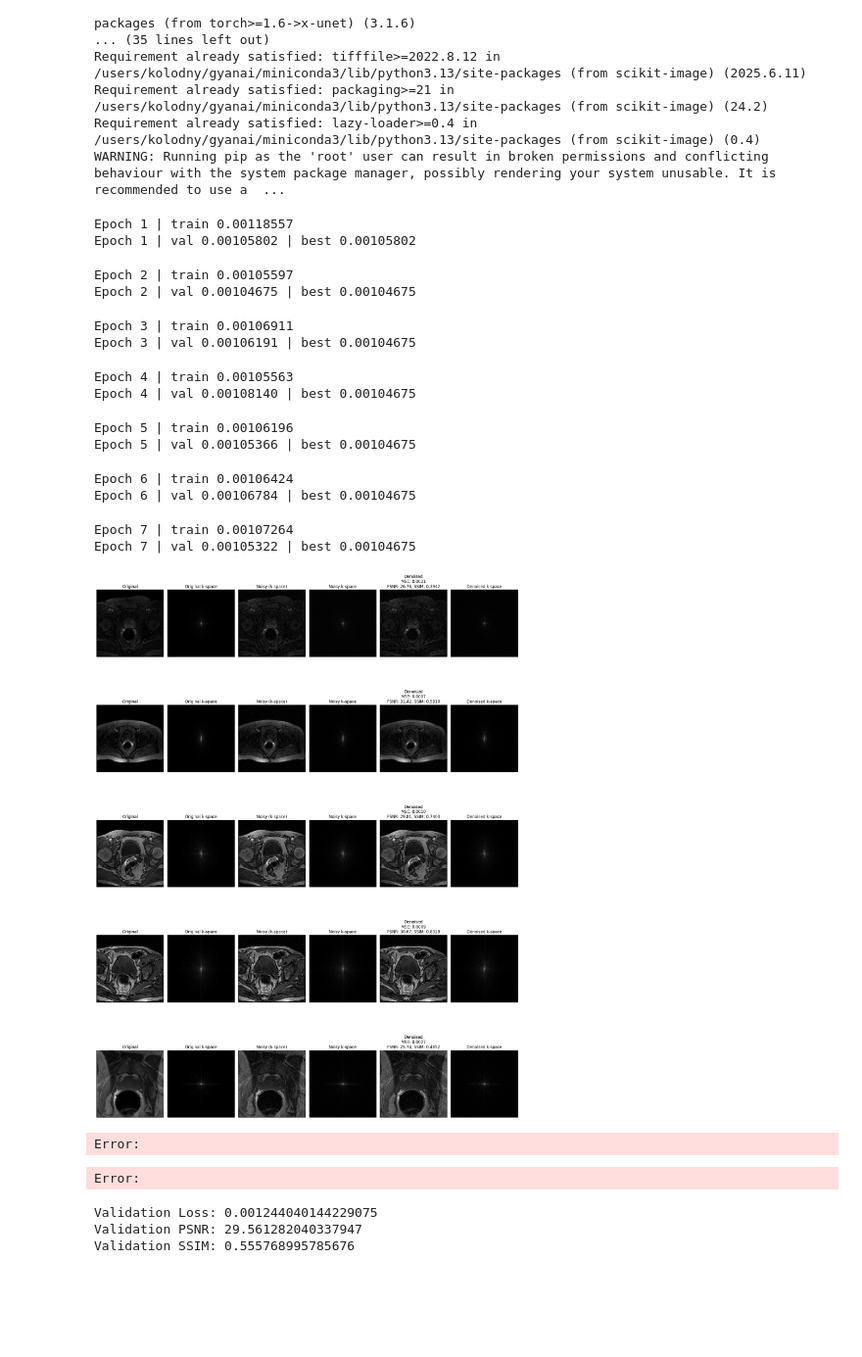
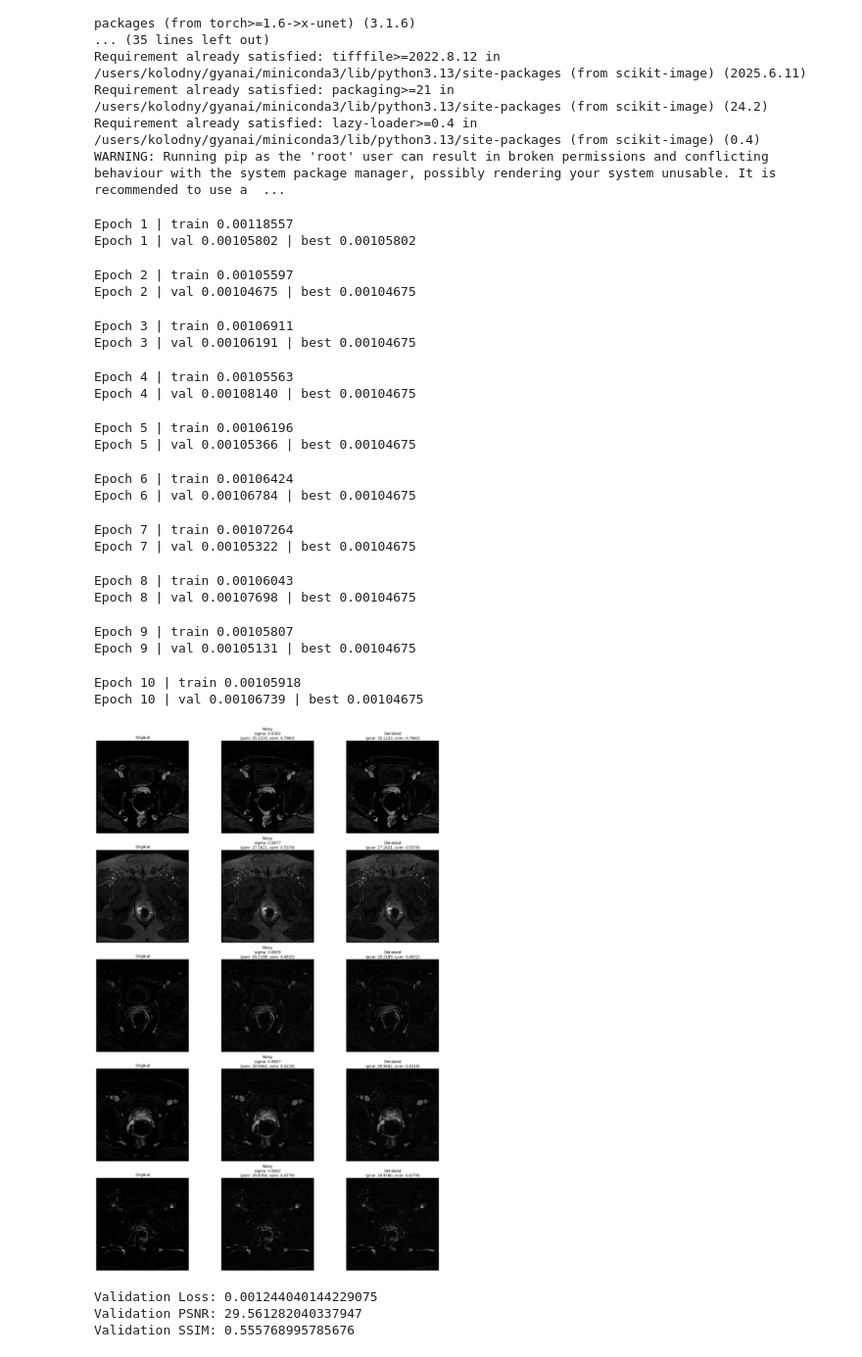
Before and after one commit to guyyanai/LF-MRI-Denoising, a Jupyter notebook: train_unet_kspace.ipynb, the cells around one changed output. Shown at 98% size. Drawn from its saved outputs; the diff is of its cells as text; code cells hidden in the pictures; blank space fills up the shorter version.

```diff
--- a/train_unet_kspace.ipynb
+++ b/train_unet_kspace.ipynb
@@ -133,23 +133,22 @@ from x_unet import XUnet
 
 # Create an instance of the XUnet model
 unet = XUnet(
-    dim=64,
-    channels=1,
-    dim_mults=(1, 2, 4, 8),
-    nested_unet_depths=(7, 4, 2, 1),  # nested unet depths, from unet-squared paper
-    consolidate_upsample_fmaps=True,  # whether to consolidate outputs from all upsample blocks, used in unet-squared paper
+    dim=64,                           # base width; 64 works well for 256x256
+    channels=1,                       # grayscale input
+    dim_mults=(1, 2, 4, 8),           # 4 scales -> 256→128→64→32 bottleneck
+    nested_unet_depths=(7, 4, 2, 1),  # U²-Net-style nested depths
+    consolidate_upsample_fmaps=True,  # fuse upsample features (as in U²-Net paper)
+    weight_standardize=True           # helps stability on medical data
+    # (Optional) If your x-unet version exposes 'channels_out', set channels_out=1
 )
-
-unet = nn.Sequential(unet, nn.Sigmoid())
 # %%
 device = torch.device("cuda" if torch.cuda.is_available() else "cpu")
 unet = unet.to(device)
 # %%
-LEARNING_RATE = 1e-3
-WEIGHT_DECAY = 1e-4
+LEARNING_RATE = 1e-4
 
 # Define optimizer
-opt = torch.optim.AdamW(unet.parameters(), lr=LEARNING_RATE, weight_decay=WEIGHT_DECAY)
+opt = torch.optim.Adam(unet.parameters(), lr=LEARNING_RATE)
 # %%
 # K space
 
@@ -182,7 +181,7 @@ from tqdm import tqdm
 import torch.nn.functional as F
 
 NOISE_STD = 0.08
-EPOCHS = 10
+EPOCHS = 1
 MODEL_OUT_DIR = os.path.join(checkpoints_path, 'vanilla')
 
 os.makedirs(MODEL_OUT_DIR, exist_ok=True)
@@ -197,14 +196,15 @@ for epoch in range(1, EPOCHS + 1):
     train_loss = 0.0
 
     for x in pbar:
-        x = x.to(device)          # clean target in [-1,1]
-        x_noisy, _ = add_gaussian_noise_kspace(x, NOISE_STD)
+        x = x.to(device)
+        x_noisy, _ = add_gaussian_noise(x, NOISE_STD)
+        added_noise = x_noisy - x
         pred_noise = unet(x_noisy)          # predict clean image directly
-        pred = x_noisy - pred_noise
-        loss = mse_loss(pred, x)     # MSE loss
+        loss = mse_loss(added_noise, pred_noise)     # MSE loss
+        # Backward pass and optimization
         loss.backward()
         opt.step()
-        opt.zero_grad()
+        opt.zero_grad(set_to_none=True)
 
         train_loss += loss.item()
 
@@ -214,15 +214,15 @@ for epoch in range(1, EPOCHS + 1):
     tqdm.write(f"Epoch {epoch} | train {train_loss:.8f}")
 
     # validation
-    unet.eval()
+    # unet.eval()
     val_loss = 0.0
     with torch.no_grad():
         for xv in iter(val_loader):
             xv = xv.to(device)
-            xv_noisy, _ = add_gaussian_noise_kspace(xv, NOISE_STD)
+            xv_noisy, _ = add_gaussian_noise(xv, NOISE_STD)
+            added_noise = xv_noisy - xv
             pred_noise = unet(xv_noisy)
-            pred = xv_noisy - pred_noise
-            val_loss += mse_loss(pred, xv).item()
+            val_loss += mse_loss(pred_noise, added_noise).item()
     val_loss /= len(val_loader)
 
     # track best
@@ -246,6 +246,12 @@ Epoch 6 | train 0.00106424
 Epoch 6 | val 0.00106784 | best 0.00104675
 Epoch 7 | train 0.00107264
 Epoch 7 | val 0.00105322 | best 0.00104675
+Epoch 8 | train 0.00106043
+Epoch 8 | val 0.00107698 | best 0.00104675
+Epoch 9 | train 0.00105807
+Epoch 9 | val 0.00105131 | best 0.00104675
+Epoch 10 | train 0.00105918
+Epoch 10 | val 0.00106739 | best 0.00104675
 # %%
 import matplotlib.pyplot as plt
 import torch
@@ -287,42 +293,40 @@ with torch.no_grad():
         k_clean = fft2c(xv)
 
         # Add noise in k-space
-        xv_noisy, _ = add_gaussian_noise_kspace(xv, max_sigma=0.08, min_sigma=0.03)
+        xv_noisy, sigma = add_gaussian_noise_kspace(xv, max_sigma=0.08, min_sigma=0.03)
         k_noisy = fft2c(xv_noisy)
 
         # Denoise
         pred_noise = unet(xv_noisy)
         pred = (xv_noisy - pred_noise).clamp(0, 1)
         k_pred = fft2c(pred)
         clamped_noisy = xv_noisy.clamp(0, 1)
 
         plt.subplot(5, 3, i * 3 + 1)
         plt.imshow(xv.cpu().numpy().squeeze(), cmap="gray")
         plt.title("Original")
         plt.axis("off")
 
         plt.subplot(5, 3, i * 3 + 2)
         plt.imshow(clamped_noisy.cpu().numpy().squeeze(), cmap="gray")
         plt.title(
             f"Noisy\nsigma: {sigma.item():.4f}\n(psnr: {compute_psnr(xv.squeeze(), clamped_noisy.squeeze()):.4f}, ssim: {compute_ssim(xv.squeeze(), clamped_noisy.squeeze()):.4f})",
             wrap=True,
         )
         plt.axis("off")
 
         plt.subplot(5, 3, i * 3 + 3)
         plt.imshow(pred.cpu().numpy().squeeze(), cmap="gray")
         plt.title(
             f"Denoised\n(psnr: {compute_psnr(xv.squeeze(), pred.squeeze()):.4f}, ssim: {compute_ssim(xv.squeeze(), pred.squeeze()):.4f})",
             wrap=True,
         )
         plt.axis("off")
 
 plt.tight_layout()
 plt.show()
 # %% [output]
-[figure, old version]
+[figure, new version]
-Error:
-Error:
 # %%
 validation_loss = []
 validation_psnr = []
```
Also changed, not shown: 1 other file.
